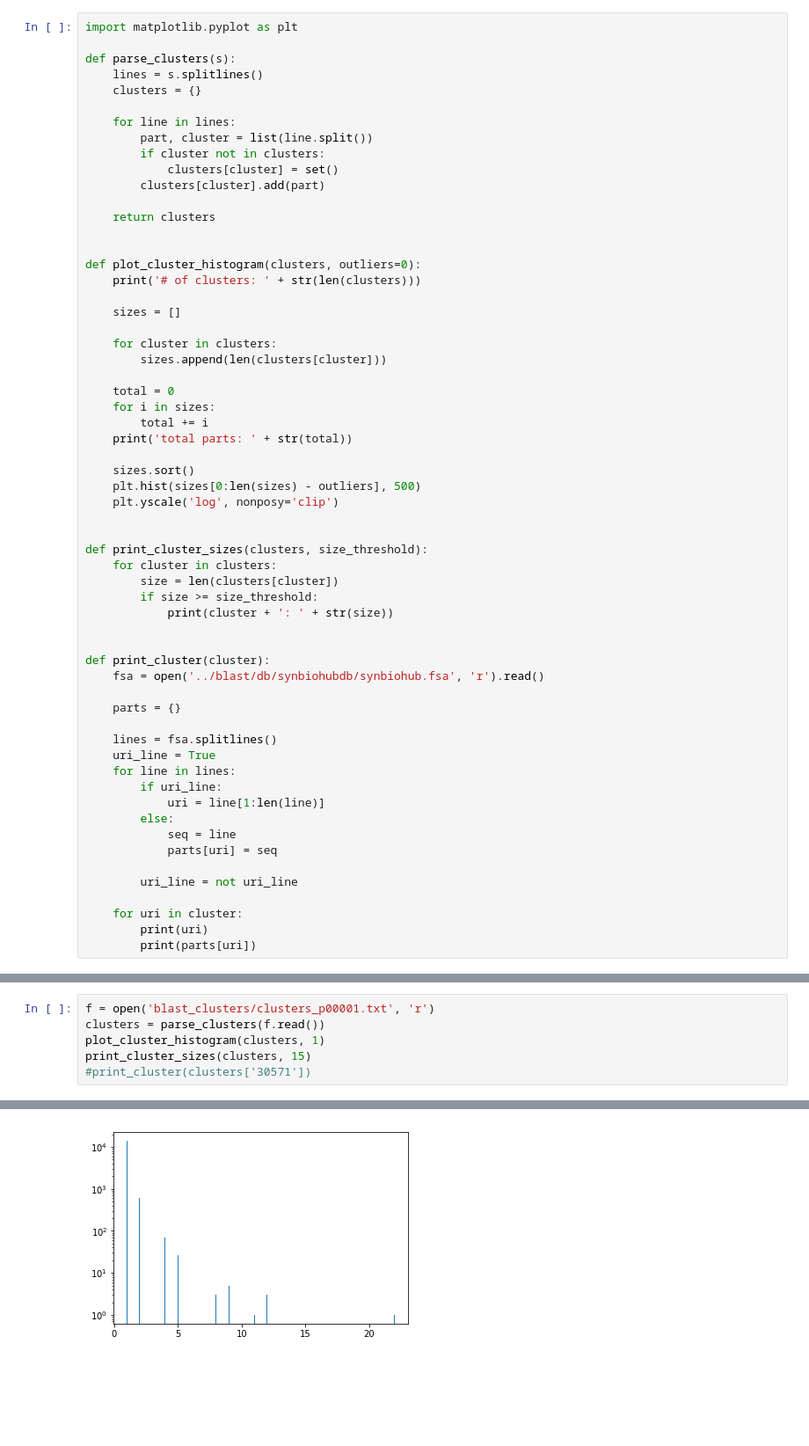
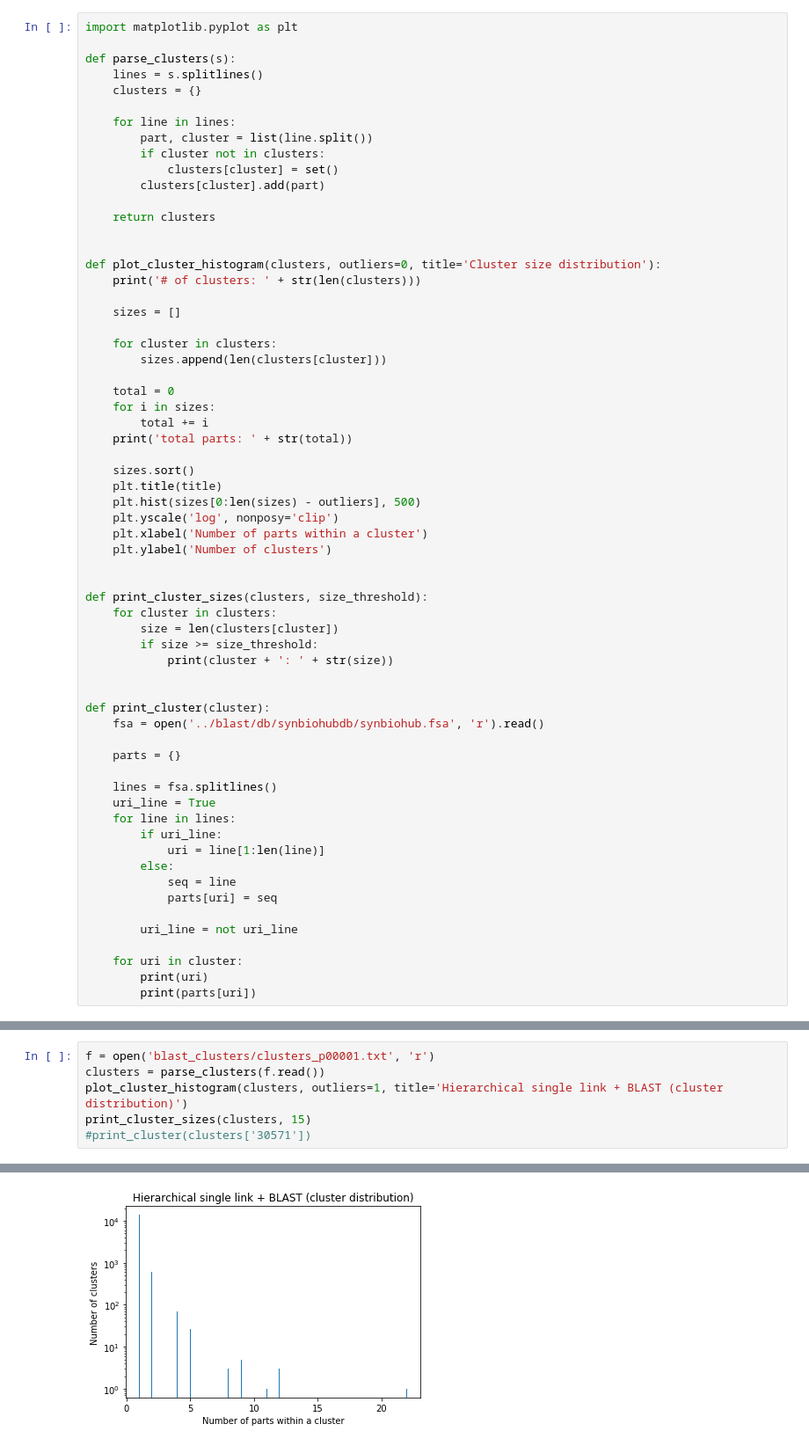
Before and after one commit to SynBioDex/SBOLExplorer, a Jupyter notebook: cluster/analyze_clusters.ipynb, the cells around one changed output, grey strips where cells are left out. Shown at 88% size. Cells and saved outputs as stored; diff of their text form; blank space fills up the shorter version.

Commit message:
Added improvements to cluster analysis

```diff
--- a/cluster/analyze_clusters.ipynb
+++ b/cluster/analyze_clusters.ipynb
@@ -14,7 +14,7 @@ def parse_clusters(s):
     return clusters
 
 
-def plot_cluster_histogram(clusters, outliers=0):
+def plot_cluster_histogram(clusters, outliers=0, title='Cluster size distribution'):
     print('# of clusters: ' + str(len(clusters)))
 
     sizes = []
@@ -28,8 +28,11 @@ def plot_cluster_histogram(clusters, outliers=0):
     print('total parts: ' + str(total))
 
     sizes.sort()
+    plt.title(title)
     plt.hist(sizes[0:len(sizes) - outliers], 500)
     plt.yscale('log', nonposy='clip')
+    plt.xlabel('Number of parts within a cluster')
+    plt.ylabel('Number of clusters')
 
 
 def print_cluster_sizes(clusters, size_threshold):
@@ -101,7 +104,7 @@ total parts: 48548
 # %%
 f = open('blast_clusters/clusters_p00001.txt', 'r')
 clusters = parse_clusters(f.read())
-plot_cluster_histogram(clusters, 1)
+plot_cluster_histogram(clusters, outliers=1, title='Hierarchical single link + BLAST (cluster distribution)')
 print_cluster_sizes(clusters, 15)
 #print_cluster(clusters['30571'])
 # %% [output]
@@ -113,4 +116,4 @@ total parts: 48548
-[figure, old version]
+[figure, new version]
 # %%
 f = open('blast_clusters/clusters_p00001.txt', 'r')
 clusters = parse_clusters(f.read())
```
Also changed, not shown: parts of 12 cells of this notebook.
